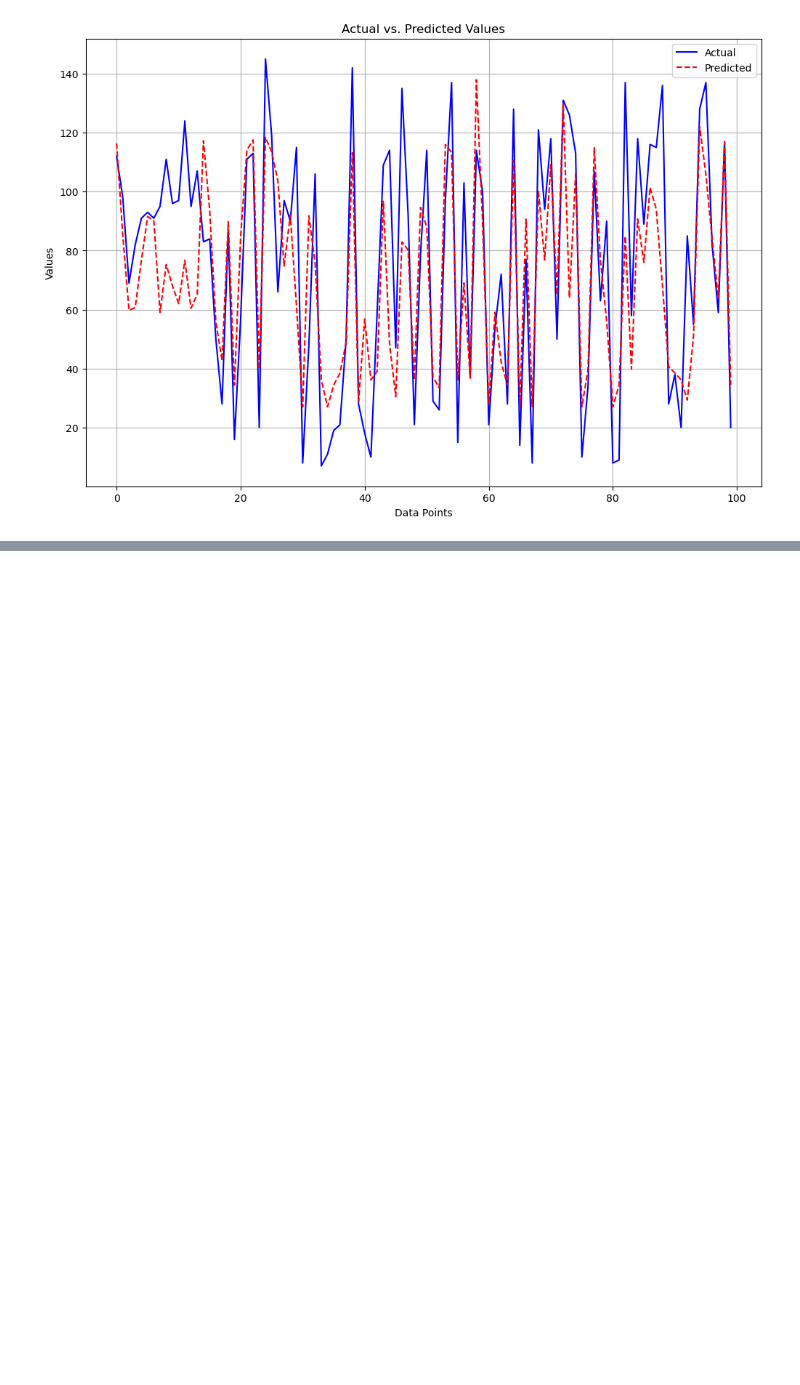
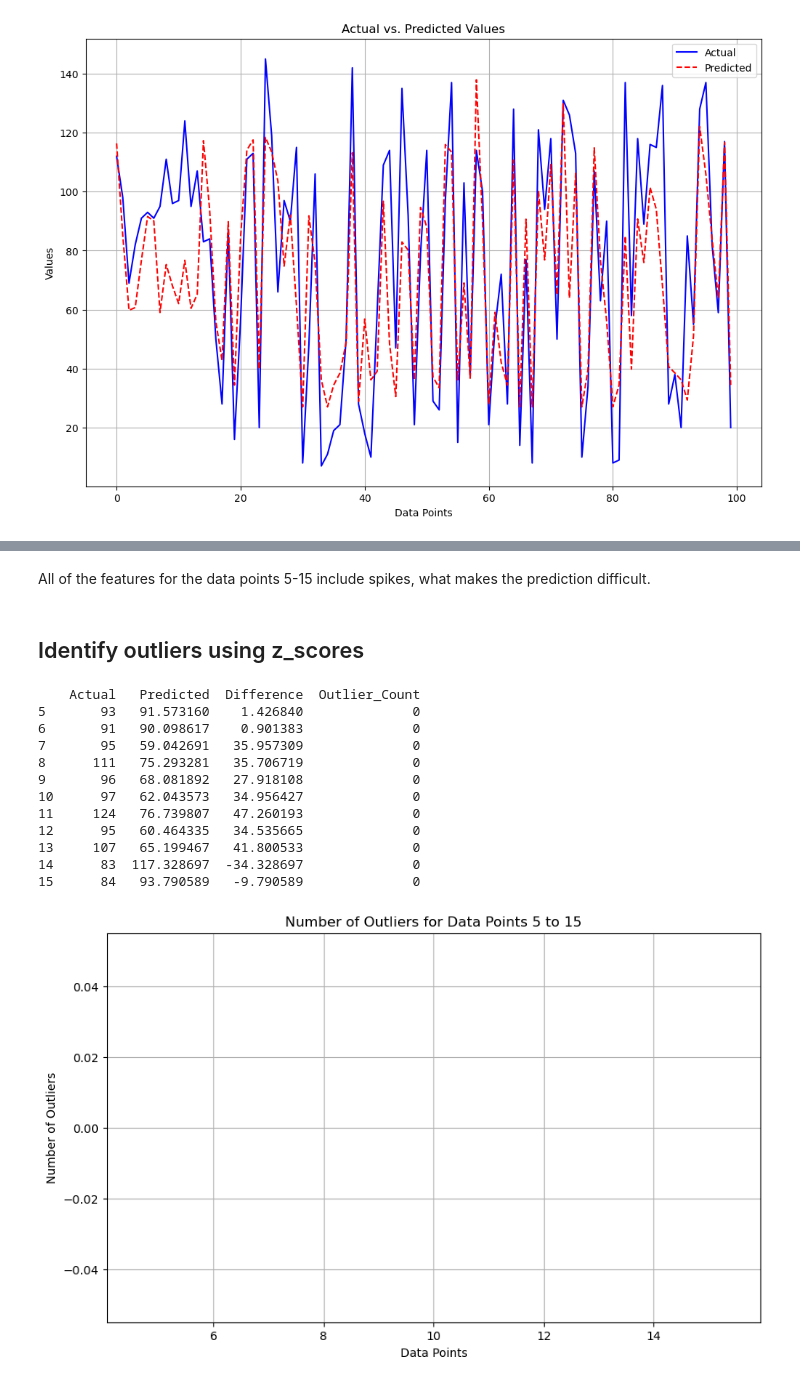
Before and after one commit to NechZ/Predictive-Maintenance, a Jupyter notebook: Engine-Predictive-Maintenance.ipynb, the cells around one changed output, grey strips where cells are left out. Cells and saved outputs as stored; diff of their text form; code cells hidden in the pictures; blank space fills up the shorter version.

```diff
--- a/Engine-Predictive-Maintenance.ipynb
+++ b/Engine-Predictive-Maintenance.ipynb
@@ -243,0 +307,40 @@ plt.show()
+# %% [markdown]
+All of the features for the data points 5-15 include spikes, what makes the prediction difficult.
+# %% [markdown]
+## Identify outliers using z_scores
+# %%
+# Calculate z-scores for the features
+z_scores = np.abs((X_test_problematic - X_test_problematic.mean()) / X_test_problematic.std())
+
+# Define a threshold for considering a value an outlier
+threshold = 3
+
+# Identify outliers
+outliers = (z_scores > threshold).sum(axis=1)
+problematic_data['Outlier_Count'] = outliers
+
+# Print the problematic data points with outlier counts
+print(problematic_data)
+
+# Visualize the outliers
+plt.figure(figsize=(10, 6))
+plt.bar(problematic_indices, problematic_data['Outlier_Count'], color='red')
+plt.xlabel('Data Points')
+plt.ylabel('Number of Outliers')
+plt.title('Number of Outliers for Data Points 5 to 15')
+plt.grid(True)
+plt.show()
+# %% [output]
+    Actual   Predicted  Difference  Outlier_Count
+5       93   91.573160    1.426840              0
+6       91   90.098617    0.901383              0
+7       95   59.042691   35.957309              0
+8      111   75.293281   35.706719              0
+9       96   68.081892   27.918108              0
+10      97   62.043573   34.956427              0
+11     124   76.739807   47.260193              0
+12      95   60.464335   34.535665              0
+13     107   65.199467   41.800533              0
+14      83  117.328697  -34.328697              0
+15      84   93.790589   -9.790589              0
+[figure, added]
```
Also changed, not shown: parts of 6 cells of this notebook.
